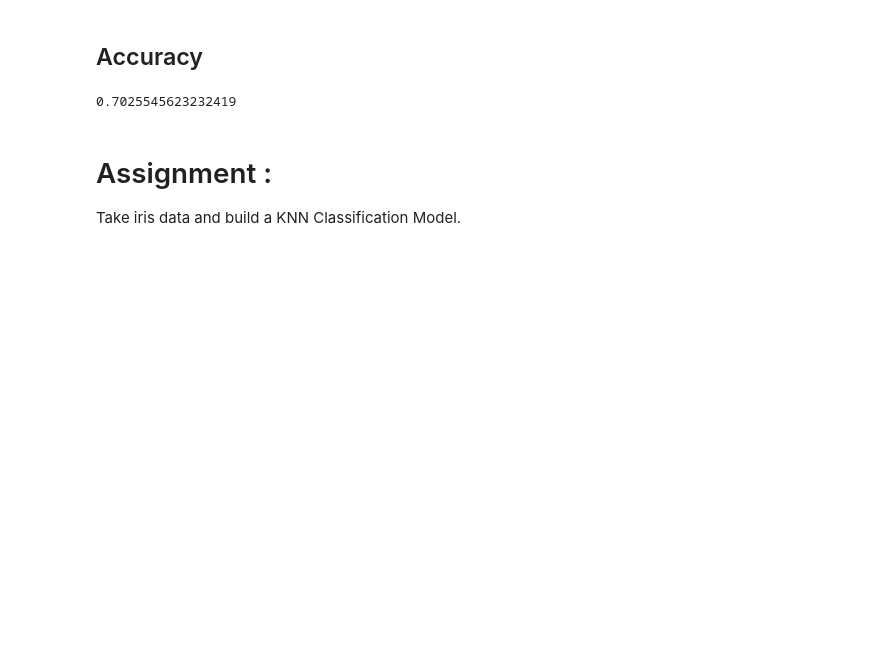
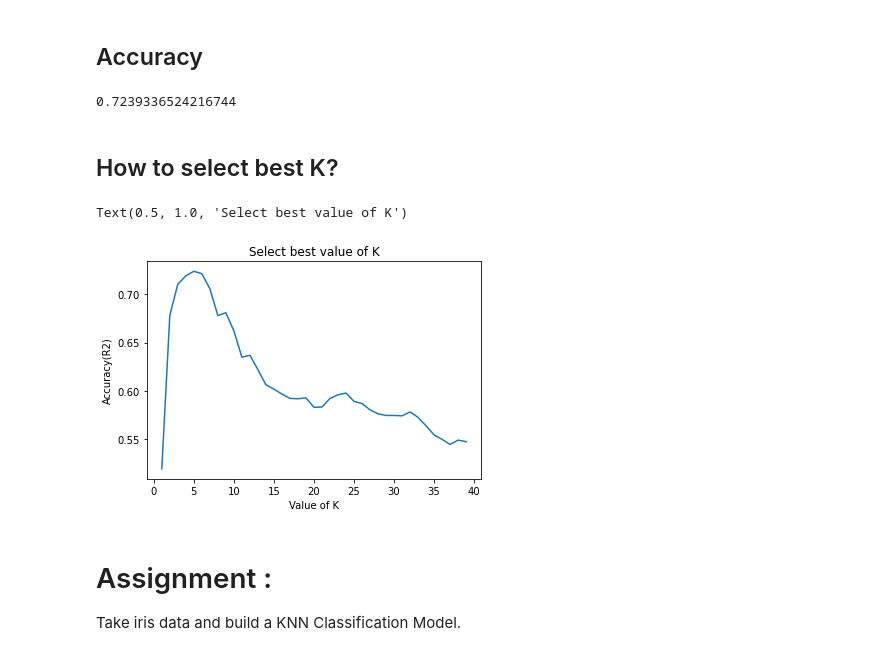
Before and after one commit to satyam3918/KNN, a Jupyter notebook: KNN_Modelling.ipynb, the cells around one changed output. Saved outputs shown, nothing was run; the diff lists cells and outputs as text; code cells hidden in the pictures; blank space fills up the shorter version.

```diff
--- a/KNN_Modelling.ipynb
+++ b/KNN_Modelling.ipynb
@@ -57,9 +71,13 @@ x_train,x_test,y_train,y_test = train_test_split(feature_data,target_data,random
+# %%
+### Performing preprocessing on testing data : use transform
+x_test_scaled = scaler.transform(x_test)
 # %% [markdown]
 ## Model building
 # %%
 from sklearn.neighbors import KNeighborsRegressor
 # %%
-house_knr = KNeighborsRegressor(n_neighbors=3)
+house_knr = KNeighborsRegressor(n_neighbors=5)
 # %%
-house_knr.fit(x_train,y_train)
+#house_knr.fit(x_train,y_train)
+house_knr.fit(x_train_scaled,y_train)
 # %% [output]
@@ -91,9 +93,29 @@ len(pred)
 # %% [markdown]
 ## Accuracy
 # %%
-house_knr.score(x_test,y_test)
+house_knr.score(x_test_scaled,y_test)
 # %% [output]
-0.7025545623232419
+0.7239336524216744
+# %% [markdown]
+## How to select best K?
+# %%
+k = range(1,40)
+total_acc = []
+
+for i in k:
+    knr = KNeighborsRegressor(n_neighbors=i)
+    knr.fit(x_train_scaled,y_train)
+    acc = knr.score(x_test_scaled,y_test)
+
+    total_acc.append(acc)
+# %%
+plt.plot(k,total_acc)
+plt.xlabel("Value of K")
+plt.ylabel("Accuracy(R2)")
+plt.title("Select best value of K")
+# %% [output]
+Text(0.5, 1.0, 'Select best value of K')
+[figure, added]
 # %% [markdown]
 # Assignment :
 
```
Also changed, not shown: parts of 16 cells of this notebook.
